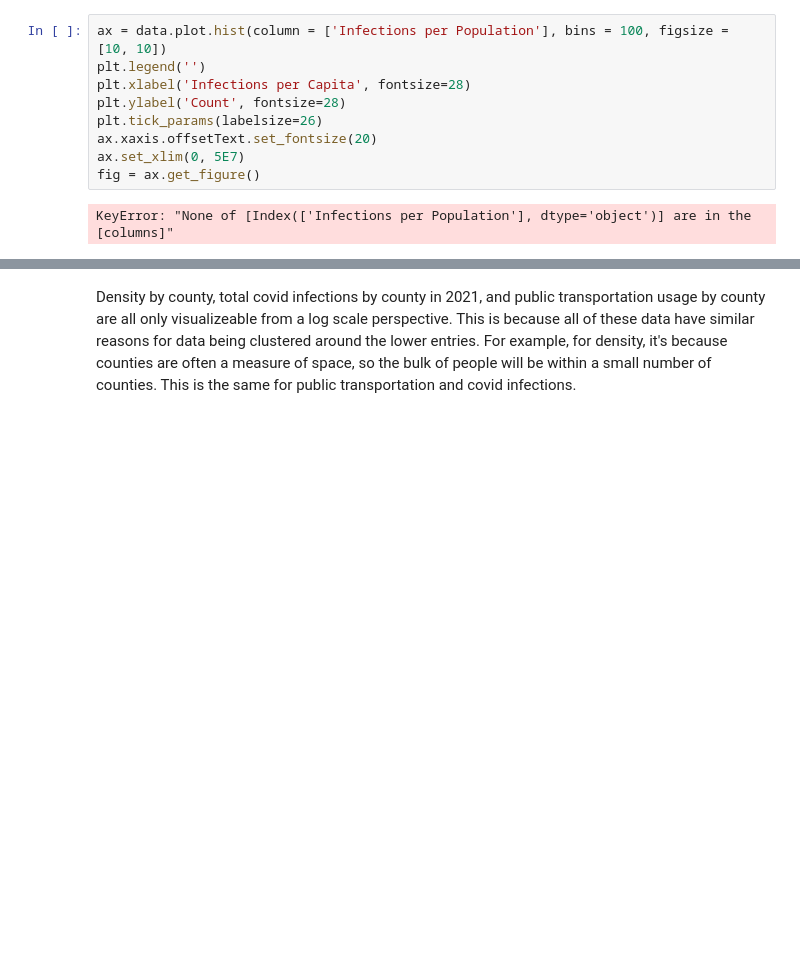
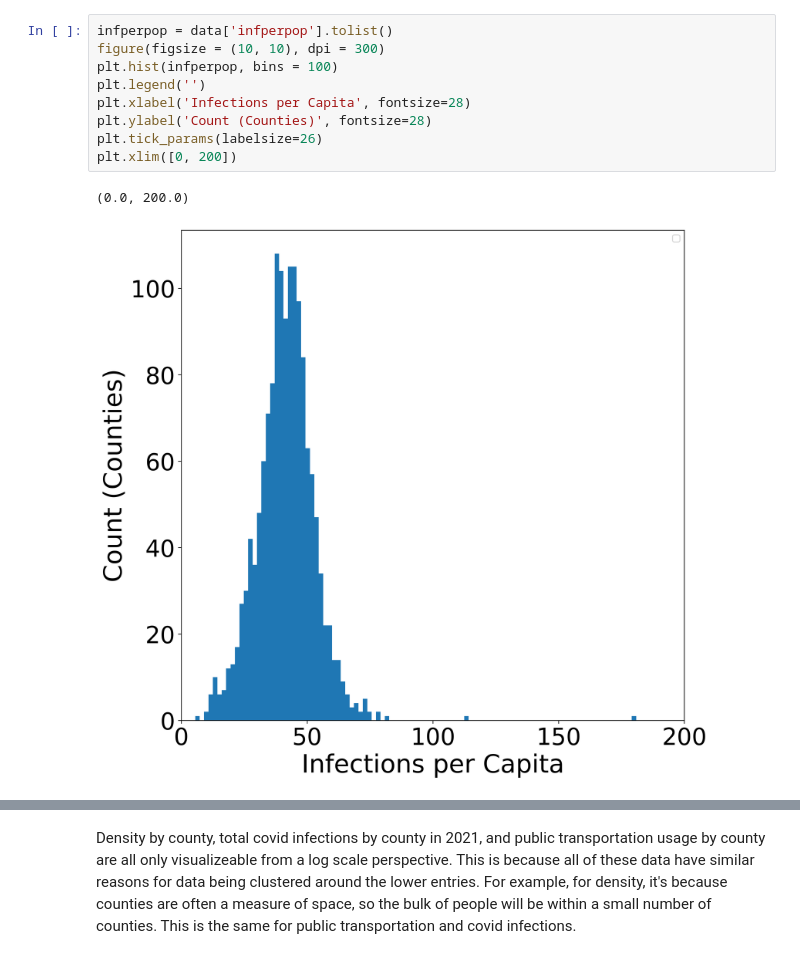
Before and after one commit to mdsnbutler/ChE_2410_Project_1_COVID-Factors, a Jupyter notebook: 2_datavisualization.ipynb, the cells around one changed output, grey strips where cells are left out. Drawn from its saved outputs; the diff is of its cells as text; blank space fills up the shorter version.

```diff
--- a/2_datavisualization.ipynb
+++ b/2_datavisualization.ipynb
@@ -35,11 +64,12 @@ fig = ax.get_figure()
 # %%
-ax = data.plot.hist(column = ['Infections per Population'], bins = 100, figsize = [10, 10])
+infperpop = data['infperpop'].tolist()
+figure(figsize = (10, 10), dpi = 300)
+plt.hist(infperpop, bins = 100)
 plt.legend('')
 plt.xlabel('Infections per Capita', fontsize=28)
-plt.ylabel('Count', fontsize=28)
+plt.ylabel('Count (Counties)', fontsize=28)
 plt.tick_params(labelsize=26)
-ax.xaxis.offsetText.set_fontsize(20)
-ax.set_xlim(0, 5E7)
-fig = ax.get_figure()
+plt.xlim([0, 200])
 # %% [output]
-KeyError: "None of [Index(['Infections per Population'], dtype='object')] are in the [columns]"
+(0.0, 200.0)
+[figure, added]
```
Also changed, not shown: parts of 9 cells of this notebook, 20 other files.
